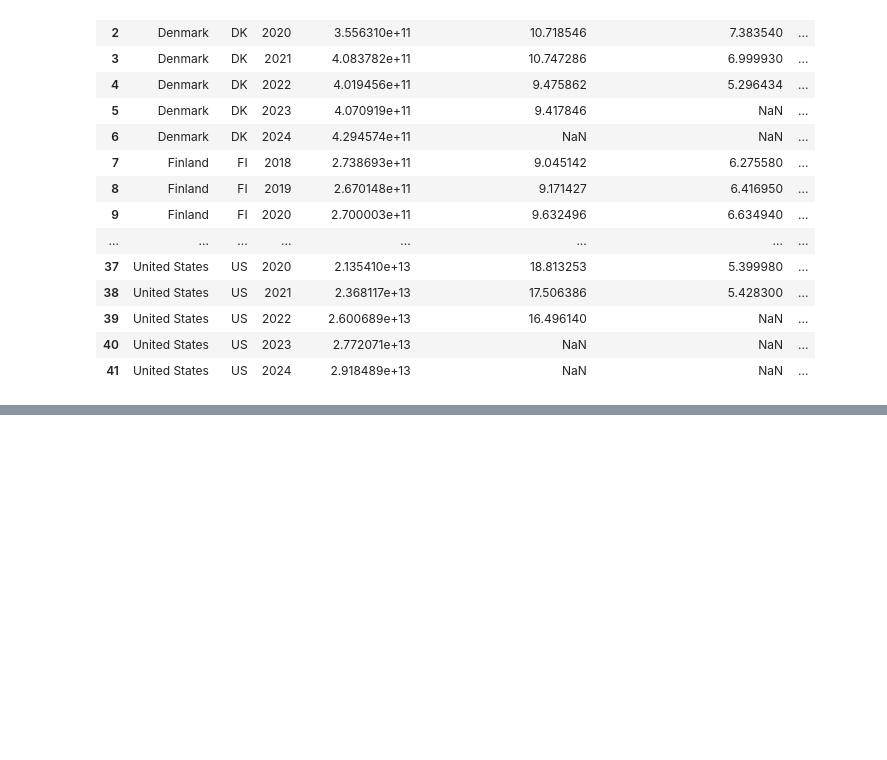
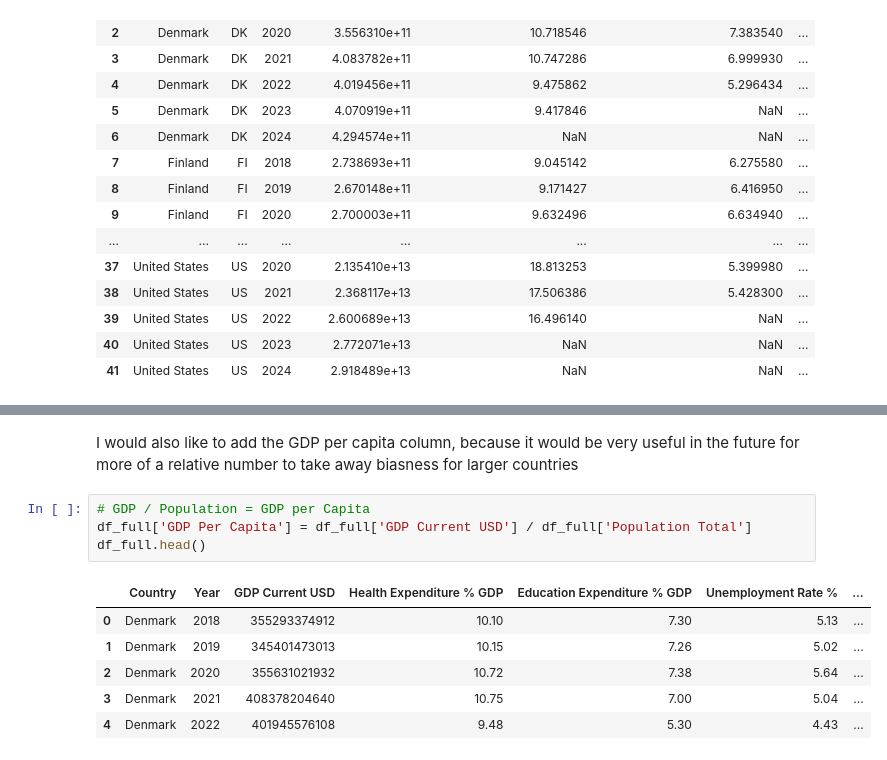
Before and after one commit to LSE-ME204/me204-2025-project-jayden, a Jupyter notebook: notebooks/NB02-data-processing.ipynb, the cells around one changed output, grey strips where cells are left out. Cells and saved outputs as stored; diff of their text form; blank space fills up the shorter version.

```diff
--- a/notebooks/NB02-data-processing.ipynb
+++ b/notebooks/NB02-data-processing.ipynb
@@ -72,0 +184,13 @@ df_full
+# %% [markdown]
+I would also like to add the GDP per capita column, because it would be very useful in the future for more of a relative number to take away biasness for larger countries
+# %%
+# GDP / Population = GDP per Capita
+df_full['GDP Per Capita'] = df_full['GDP Current USD'] / df_full['Population Total']
+df_full.head()
+# %% [output]
+|  | Country | Year | GDP Current USD | Health Expenditure % GDP | Education Expenditure % GDP | Unemployment Rate % | ... |
+| 0 | Denmark | 2018 | 355293374912 | 10.10 | 7.30 | 5.13 | ... |
+| 1 | Denmark | 2019 | 345401473013 | 10.15 | 7.26 | 5.02 | ... |
+| 2 | Denmark | 2020 | 355631021932 | 10.72 | 7.38 | 5.64 | ... |
+| 3 | Denmark | 2021 | 408378204640 | 10.75 | 7.00 | 5.04 | ... |
+| 4 | Denmark | 2022 | 401945576108 | 9.48 | 5.30 | 4.43 | ... |
```
Also changed, not shown: parts of 17 cells of this notebook, 2 other files.
